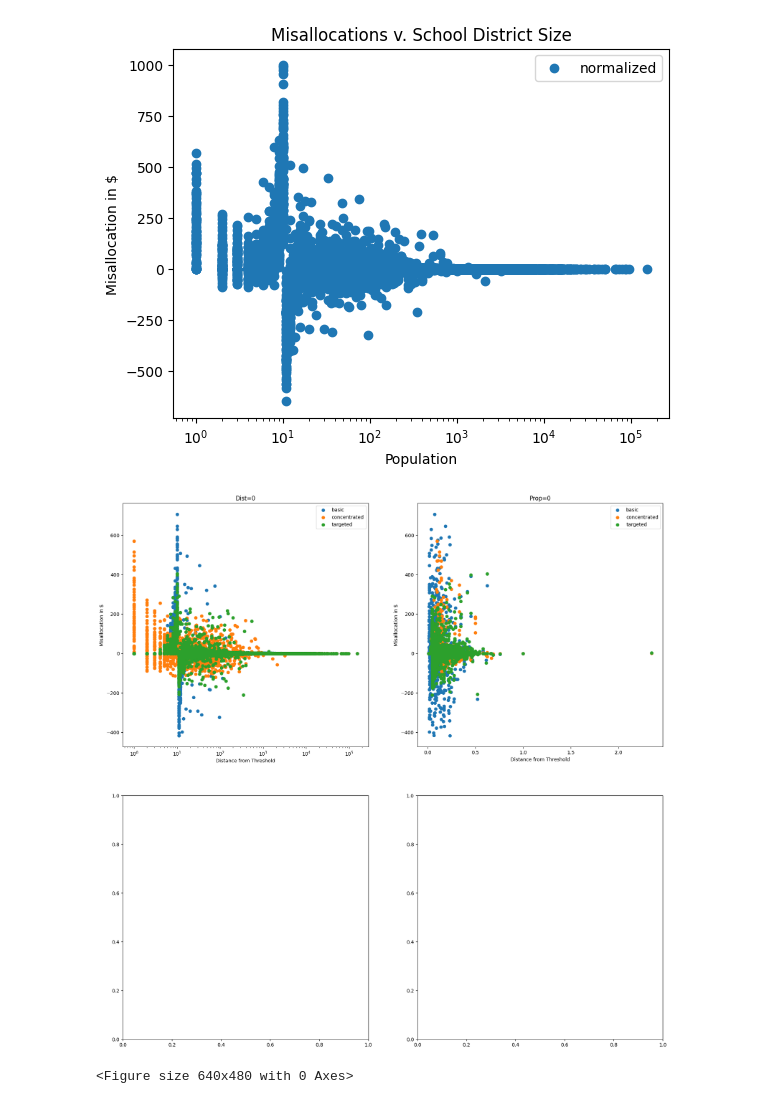
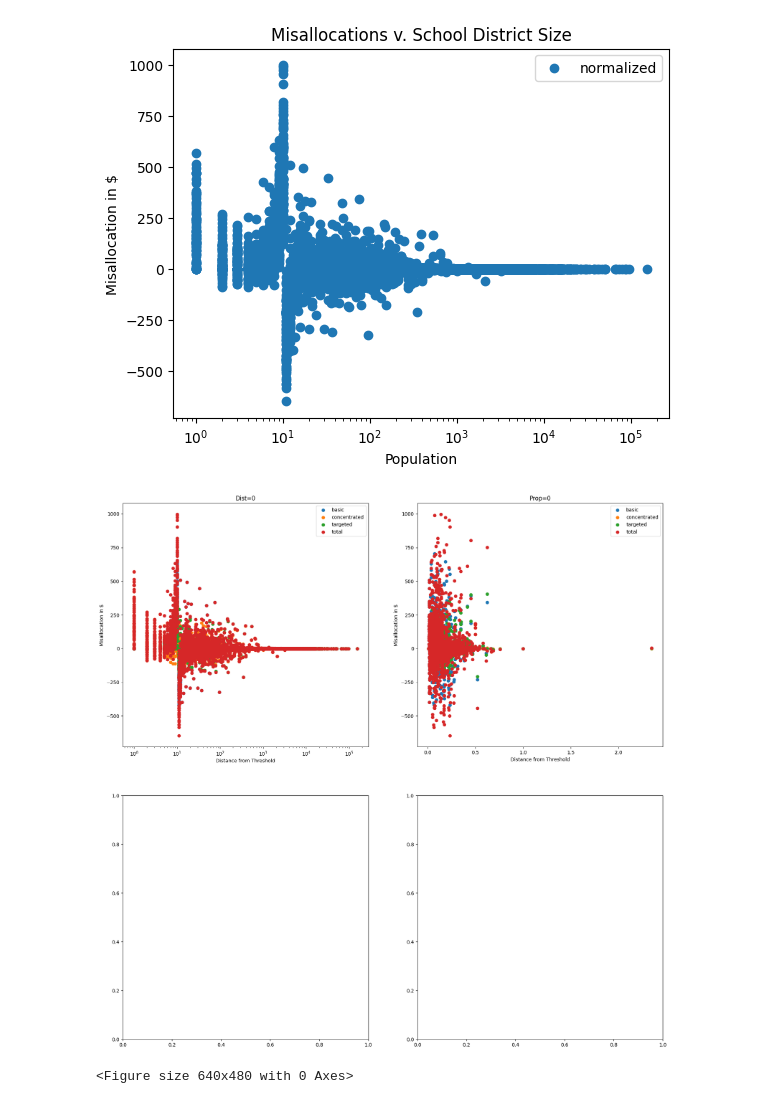
Before and after one commit to pranav-putta/titlei_fund_allocation, a Jupyter notebook: fund_alloc/experiments.ipynb, the cells around one changed output. Saved outputs shown, nothing was run; the diff lists cells and outputs as text; code cells hidden in the pictures.

```diff
--- a/fund_alloc/experiments.ipynb
+++ b/fund_alloc/experiments.ipynb
@@ -100,35 +100,35 @@ plot_per_capita_misallocations_over_all_states(['total'])
 def misallocations_by_distance_from_threshold(allocs, ax, count_threshold=None, prop_threshold=None, normalized=False,
                                               title=None):
     for alloc in allocs:
         errors = (df[f'avg_noisy_{alloc}_alloc'] - df[f'calculated_{alloc}_alloc'])
         if normalized:
             errors = errors / df['official_children_formula_count']
 
         if count_threshold is not None:
             x = df['official_children_formula_count']
             x = np.abs(x - count_threshold)
             ax.set_xscale('log')
         elif prop_threshold is not None:
             x = df['official_children_formula_count'] / df['official_children_count']
             x = np.abs(x - prop_threshold)
 
         ax.scatter(x, errors, label=alloc)
 
     ax.set_title(title)
     ax.set_xlabel('Distance from Threshold')
     ax.set_ylabel('Misallocation in $')
     # ax.set_xlim(0, 0.2)
     ax.legend()
 
 
 normalized = True
-allocs = ['basic', 'concentrated', 'targeted']
+allocs = ['basic', 'concentrated', 'targeted', 'total']
 fig, axs = plt.subplots(2, 2, figsize=(20, 20))
 misallocations_by_distance_from_threshold(allocs, axs[0, 0], count_threshold=0, title='Dist=0', normalized=normalized)
 misallocations_by_distance_from_threshold(allocs, axs[0, 1], prop_threshold=0., title='Prop=0', normalized=normalized)
 #plt.title(f'Misallocations v. Dist from Threshold (Normalized={normalized})')
 # %% [output]
-[figure, old version]
+[figure, new version]
 # %%
 # Misallocations per State
 df_grp_states = df.groupby('State FIPS Code')
```
Also changed, not shown: 2 other files.
